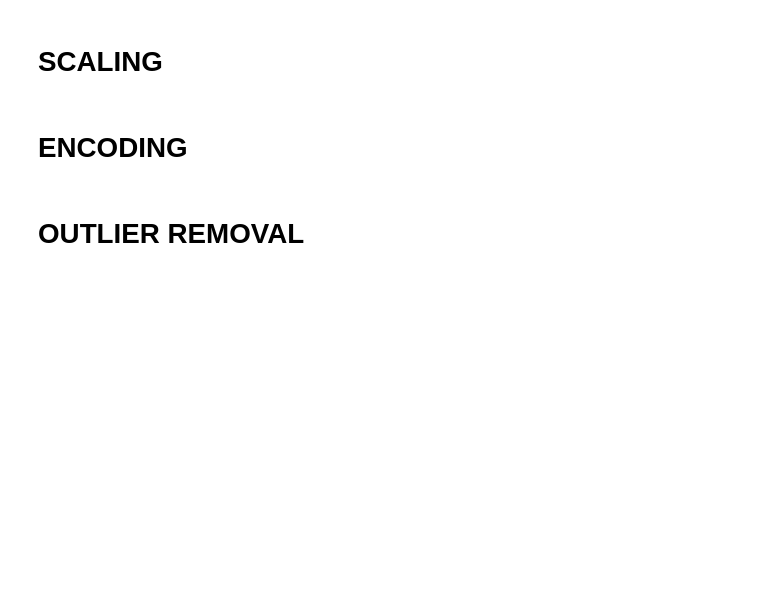
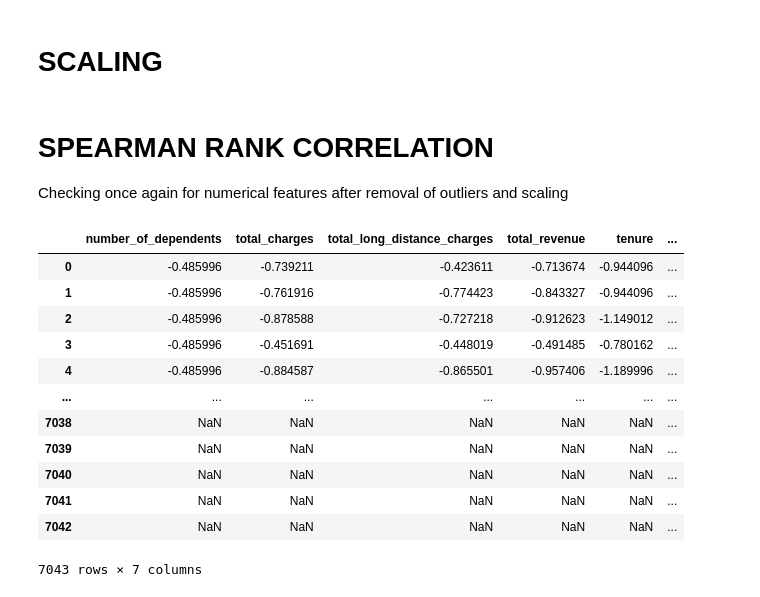
Before and after one commit to SivaKumarPalanirajan/Customer_Churn_Analysis_And_Prediction, a Jupyter notebook: Notebooks/Preprocessing.ipynb, the cells around one changed output. Cells and saved outputs as stored; diff of their text form; code cells hidden in the pictures; blank space fills up the shorter version.

Commit message:
Added Feature importance,Scaling,Encoding, Feature selection

```diff
--- a/Notebooks/Preprocessing.ipynb
+++ b/Notebooks/Preprocessing.ipynb
@@ -16,6 +39,38 @@ No of categorical features: 24
+# %%
+def cols_to_drop():
+    return [cols for cols in df.columns if cols not in cat_feat+num_features_to_use+target]
+df=df.drop(columns=cols_to_drop())
+# %%
+label_encoders={}
+for i in cat_feat:
+    le=LabelEncoder()
+    df[i]=le.fit_transform(df[i])
+    label_encoders[i]=le
 # %% [markdown]
 # SCALING
-# %% [markdown]
-# ENCODING
-# %% [markdown]
-# OUTLIER REMOVAL
+# %%
+from sklearn.preprocessing import StandardScaler
+scaler=StandardScaler()
+df[num_features_to_use]=scaler.fit_transform(df[num_features_to_use])
+# %% [markdown]
+# SPEARMAN RANK CORRELATION
+
+Checking once again for numerical features after removal of outliers and scaling
+# %%
+df_num_features=pd.concat([df[num_features_to_use],data['churn_value']],axis=1)
+# %%
+df_num_features
+# %% [output]
+|  | number_of_dependents | total_charges | total_long_distance_charges | total_revenue | tenure | ... |
+| 0 | -0.485996 | -0.739211 | -0.423611 | -0.713674 | -0.944096 | ... |
+| 1 | -0.485996 | -0.761916 | -0.774423 | -0.843327 | -0.944096 | ... |
+| 2 | -0.485996 | -0.878588 | -0.727218 | -0.912623 | -1.149012 | ... |
+| 3 | -0.485996 | -0.451691 | -0.448019 | -0.491485 | -0.780162 | ... |
+| 4 | -0.485996 | -0.884587 | -0.865501 | -0.957406 | -1.189996 | ... |
+| ... | ... | ... | ... | ... | ... | ... |
+| 7038 | NaN | NaN | NaN | NaN | NaN | ... |
+| 7039 | NaN | NaN | NaN | NaN | NaN | ... |
+| 7040 | NaN | NaN | NaN | NaN | NaN | ... |
+| 7041 | NaN | NaN | NaN | NaN | NaN | ... |
+| 7042 | NaN | NaN | NaN | NaN | NaN | ... |
+7043 rows × 7 columns
```
Also changed, not shown: parts of 10 cells of this notebook, 1 other file.
